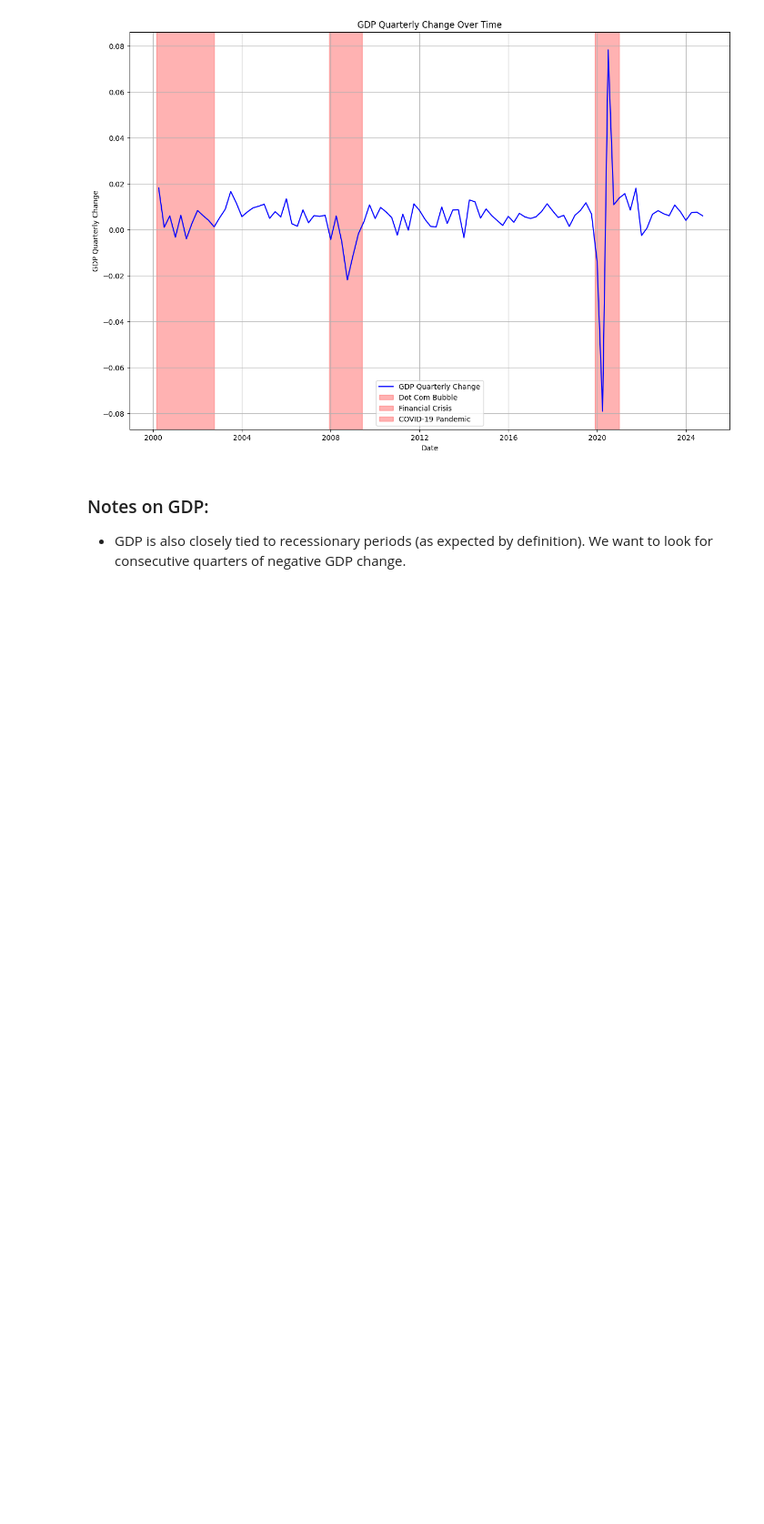
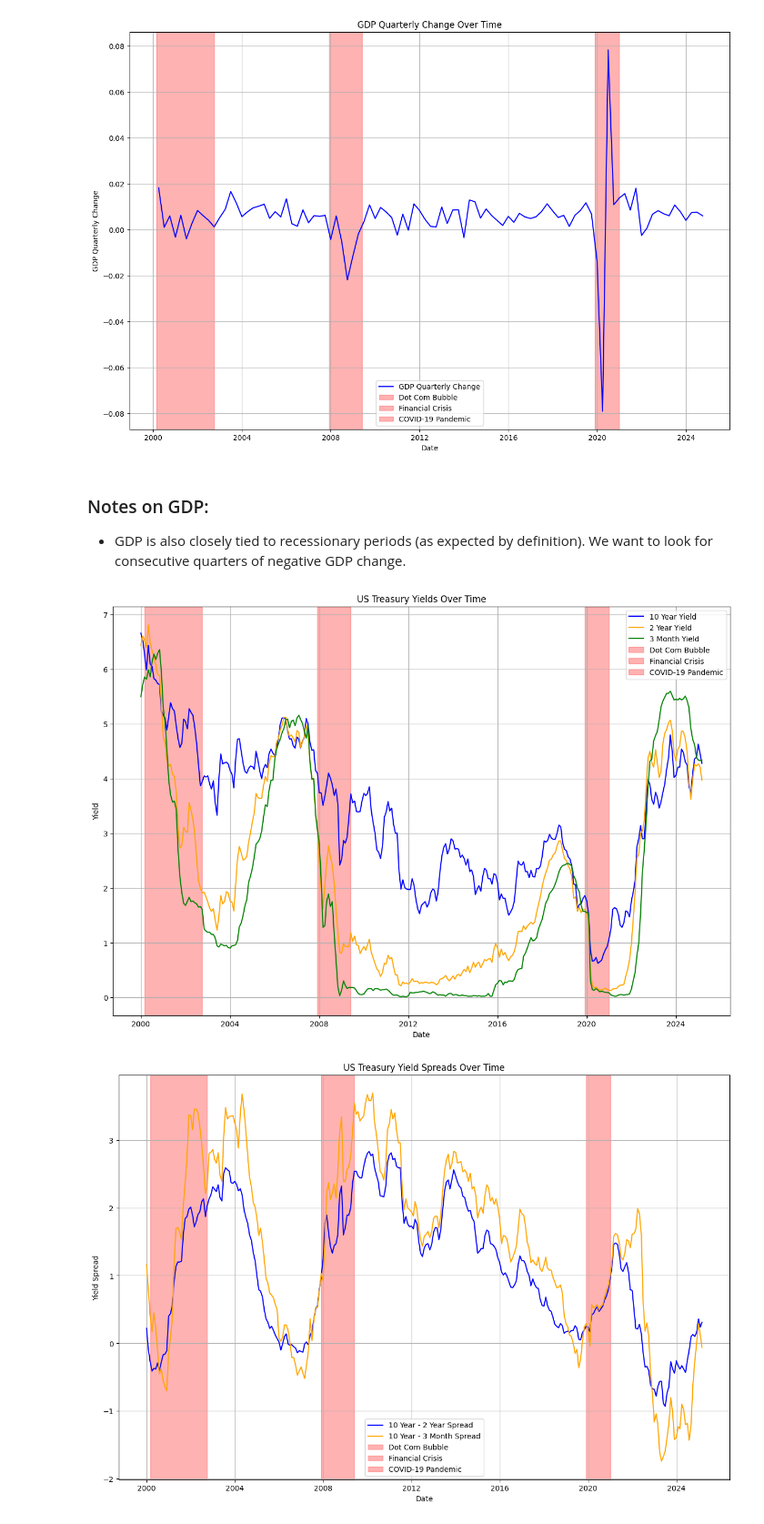
Before and after one commit to JackDamato/IC-Quant-Final-Project, a Jupyter notebook: JackDamatoFinal.ipynb, the cells around one changed output. Shown at 91% size. Cells and saved outputs as stored; diff of their text form; code cells hidden in the pictures; blank space fills up the shorter version.

Commit message:
Added Yield Spread Analysis and Stock Sector Analysis. Looking to move into regime classification now.

```diff
--- a/JackDamatoFinal.ipynb
+++ b/JackDamatoFinal.ipynb
@@ -169,3 +169,45 @@ plt.show()
 # %% [markdown]
 ### Notes on GDP:
 - GDP is also closely tied to recessionary periods (as expected by definition). We want to look for consecutive quarters of negative GDP change.
+# %%
+# Now Let's move into the yield spreads.
+
+TenYear = pd.read_csv("GS10.csv", parse_dates=["DATE"]) # 10 Year Treasury Yield
+TwoYear = pd.read_csv("GS2.csv", parse_dates=["DATE"]) # 2 Year Treasury Yield
+ThreeMonth = pd.read_csv("GS3M.csv", parse_dates=["DATE"]) # 3 Month Treasury Yield
+
+# Calculate the spreads (10Y - 2Y and 10Y - 3M)
+Ten_Two_Spread = pd.DataFrame({"DATE": TenYear["DATE"], "Ten_Two_Spread": TenYear["GS10"] - TwoYear["GS2"]})
+Ten_Three_Spread = pd.DataFrame({"DATE": TenYear["DATE"], "Ten_Three_Spread": TenYear["GS10"] - ThreeMonth["GS3M"]})
+
+# Plotting the yields all on the same graph, with notable date ranges highlighted
+plt.figure(figsize=(15, 10))
+plt.plot(TenYear["DATE"], TenYear["GS10"], label="10 Year Yield", color="blue")
+plt.plot(TwoYear["DATE"], TwoYear["GS2"], label="2 Year Yield", color="orange")
+plt.plot(ThreeMonth["DATE"], ThreeMonth["GS3M"], label="3 Month Yield", color="green")
+for label, (start, end) in notable_date_ranges.items():
+    plt.axvspan(pd.to_datetime(start), pd.to_datetime(end), color='red', alpha=0.3, label=label)
+
+plt.title("US Treasury Yields Over Time")
+plt.xlabel("Date")
+plt.ylabel("Yield")
+plt.legend()
+plt.grid()
+plt.show() # First graph
+
+# Plotting the spreads (10Y - 2Y and 10Y - 3M) on the same graph, with notable date ranges highlighted
+plt.figure(figsize=(15, 10))
+plt.plot(Ten_Two_Spread["DATE"], Ten_Two_Spread["Ten_Two_Spread"], label="10 Year - 2 Year Spread", color="blue")
+plt.plot(Ten_Three_Spread["DATE"], Ten_Three_Spread["Ten_Three_Spread"], label="10 Year - 3 Month Spread", color="orange")
+for label, (start, end) in notable_date_ranges.items():
+    plt.axvspan(pd.to_datetime(start), pd.to_datetime(end), color='red', alpha=0.3, label=label)
+
+plt.title("US Treasury Yield Spreads Over Time")
+plt.xlabel("Date")
+plt.ylabel("Yield Spread")
+plt.legend()
+plt.grid()
+plt.show() # Second graph
+# %% [output]
+[figure, added]
+[figure, added]
```
Also changed, not shown: parts of 8 cells of this notebook, 14 other files.
